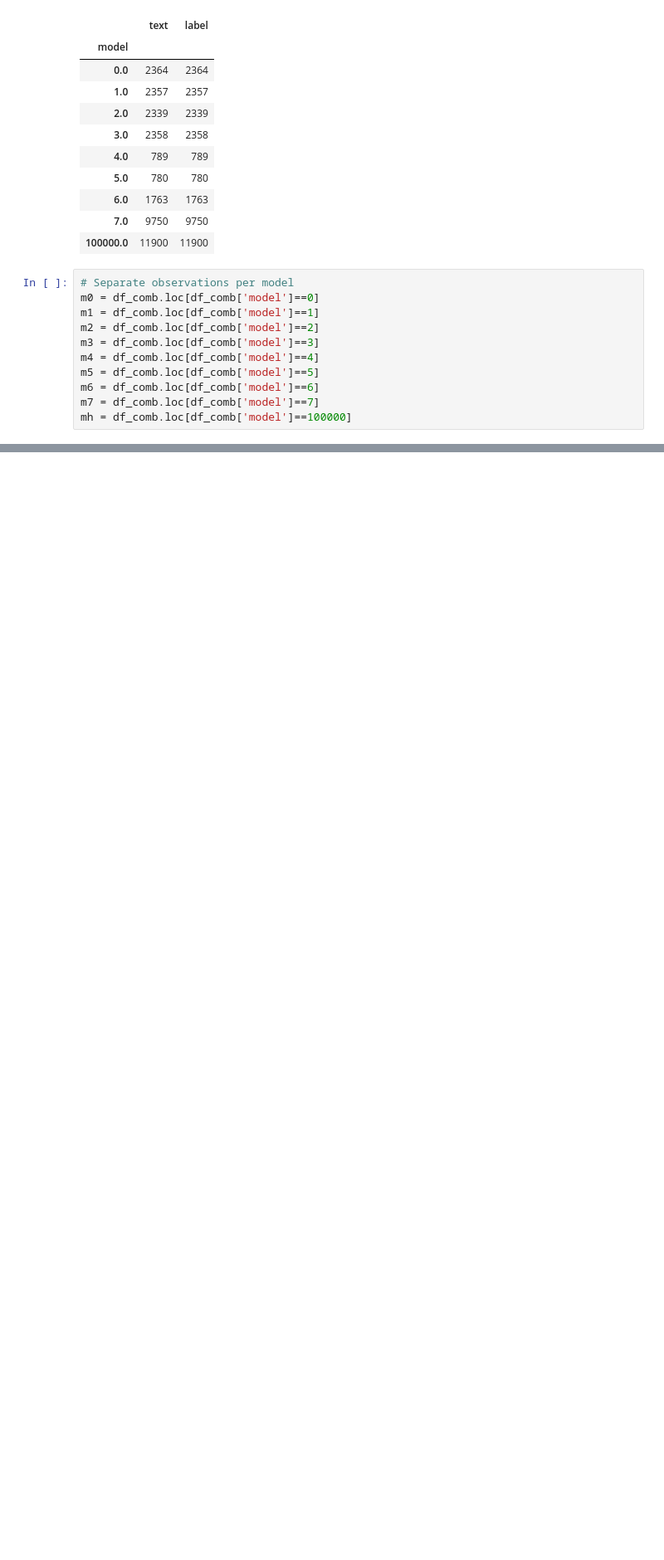
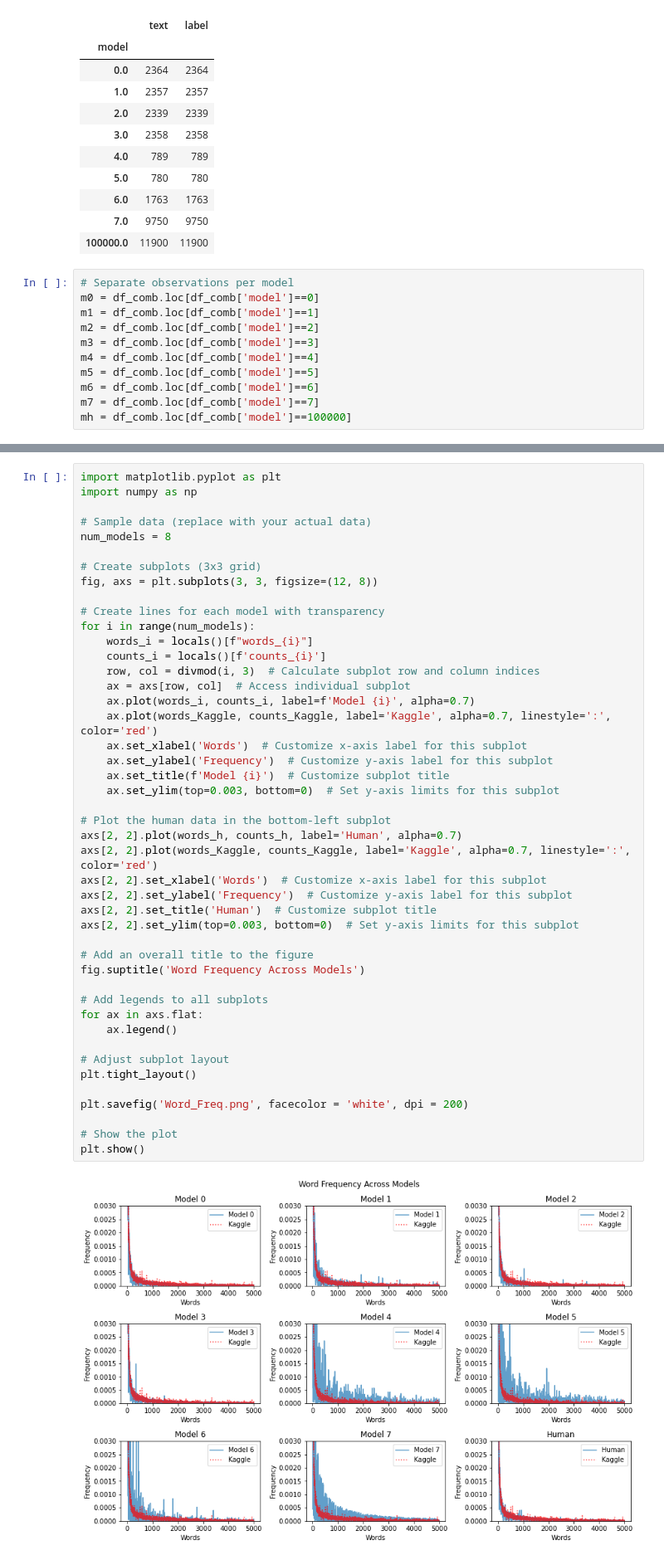
Before and after one commit to ZhongyuXu/SMLA1, a Jupyter notebook: word_dist.ipynb, the cells around one changed output, grey strips where cells are left out. Shown: that part at 83% size. Drawn from its saved outputs; the diff is of its cells as text; blank space fills up the shorter version.

```diff
--- a/word_dist.ipynb
+++ b/word_dist.ipynb
@@ -107,0 +199,47 @@ plt.show()
+# %%
+import matplotlib.pyplot as plt
+import numpy as np
+
+# Sample data (replace with your actual data)
+num_models = 8
+
+# Create subplots (3x3 grid)
+fig, axs = plt.subplots(3, 3, figsize=(12, 8))
+
+# Create lines for each model with transparency
+for i in range(num_models):
+    words_i = locals()[f"words_{i}"]
+    counts_i = locals()[f'counts_{i}']
+    row, col = divmod(i, 3)  # Calculate subplot row and column indices
+    ax = axs[row, col]  # Access individual subplot
+    ax.plot(words_i, counts_i, label=f'Model {i}', alpha=0.7)
+    ax.plot(words_Kaggle, counts_Kaggle, label='Kaggle', alpha=0.7, linestyle=':', color='red')
+    ax.set_xlabel('Words')  # Customize x-axis label for this subplot
+    ax.set_ylabel('Frequency')  # Customize y-axis label for this subplot
+    ax.set_title(f'Model {i}')  # Customize subplot title
+    ax.set_ylim(top=0.003, bottom=0)  # Set y-axis limits for this subplot
+
+# Plot the human data in the bottom-left subplot
+axs[2, 2].plot(words_h, counts_h, label='Human', alpha=0.7)
+axs[2, 2].plot(words_Kaggle, counts_Kaggle, label='Kaggle', alpha=0.7, linestyle=':', color='red')
+axs[2, 2].set_xlabel('Words')  # Customize x-axis label for this subplot
+axs[2, 2].set_ylabel('Frequency')  # Customize y-axis label for this subplot
+axs[2, 2].set_title('Human')  # Customize subplot title
+axs[2, 2].set_ylim(top=0.003, bottom=0)  # Set y-axis limits for this subplot
+
+# Add an overall title to the figure
+fig.suptitle('Word Frequency Across Models')
+
+# Add legends to all subplots
+for ax in axs.flat:
+    ax.legend()
+
+# Adjust subplot layout
+plt.tight_layout()
+
+plt.savefig('Word_Freq.png', facecolor = 'white', dpi = 200)
+
+# Show the plot
+plt.show()
+# %% [output]
+[figure, added]
```
Also changed, not shown: parts of 9 cells of this notebook, 5 other files.
